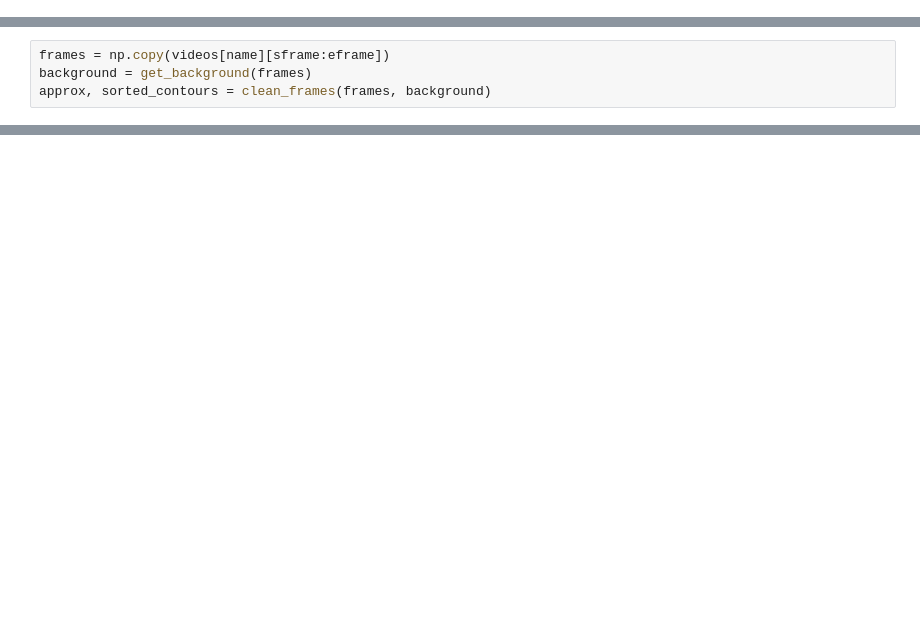
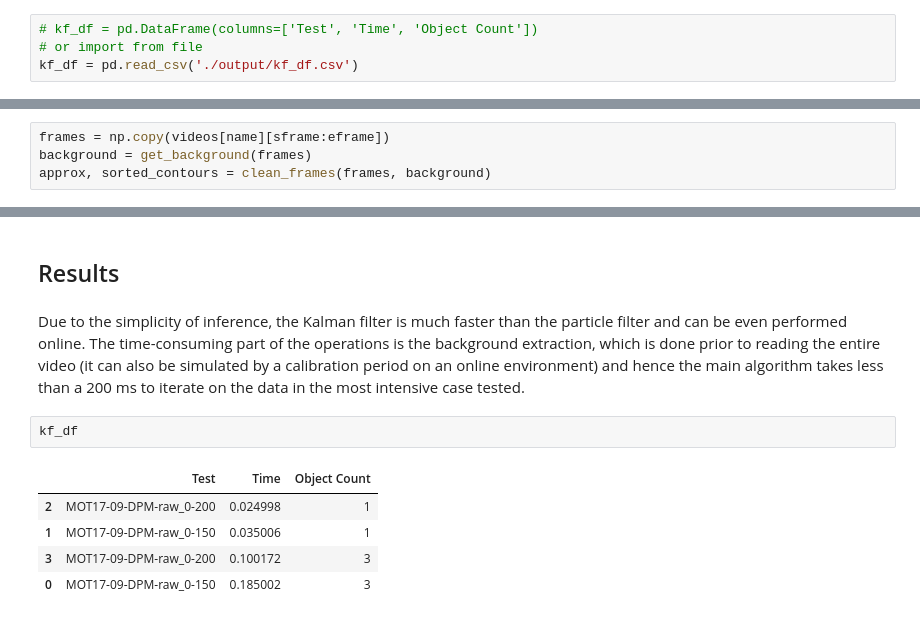
Before and after one commit to Af4rinz/stot, a Jupyter notebook: ObjectTracking.ipynb, the cells around one changed output, grey strips where cells are left out. Cells and saved outputs as stored; diff of their text form; blank space fills up the shorter version.

```diff
--- a/ObjectTracking.ipynb
+++ b/ObjectTracking.ipynb
@@ -122,6 +146,10 @@ reload(src.KalmanFilter)
 reload(src.utils)
 from src.utils import *
 from src.KalmanFilter import KalmanFilter
+# %%
+# kf_df = pd.DataFrame(columns=['Test', 'Time', 'Object Count'])
+# or import from file
+kf_df = pd.read_csv('./output/kf_df.csv')
 # %%
 name = 'MOT17-09-DPM-raw'
 sframe = 0
@@ -193,0 +211,12 @@ outs = kalman_pipeline(over_frames, approx, sorted_contours, object_cnt=object_c
+# %% [markdown]
+## Results
+# %% [markdown]
+Due to the simplicity of inference, the Kalman filter is much faster than the particle filter and can be even performed online. The time-consuming part of the operations is the background extraction, which is done prior to reading the entire video (it can also be simulated by a calibration period on an online environment) and hence the main algorithm takes less than a 200 ms to iterate on the data in the most intensive case tested.
+# %%
+kf_df
+# %% [output]
+|  | Test | Time | Object Count |
+| 2 | MOT17-09-DPM-raw_0-200 | 0.024998 | 1 |
+| 1 | MOT17-09-DPM-raw_0-150 | 0.035006 | 1 |
+| 3 | MOT17-09-DPM-raw_0-200 | 0.100172 | 3 |
+| 0 | MOT17-09-DPM-raw_0-150 | 0.185002 | 3 |
```
Also changed, not shown: parts of 11 cells of this notebook, 6 other files.
